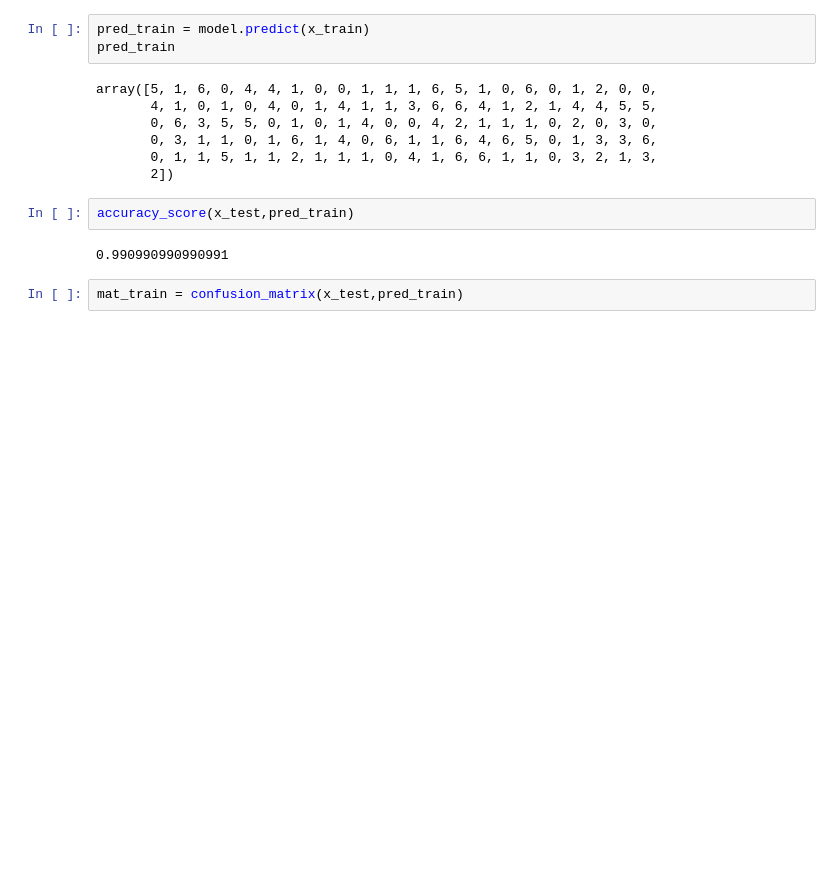
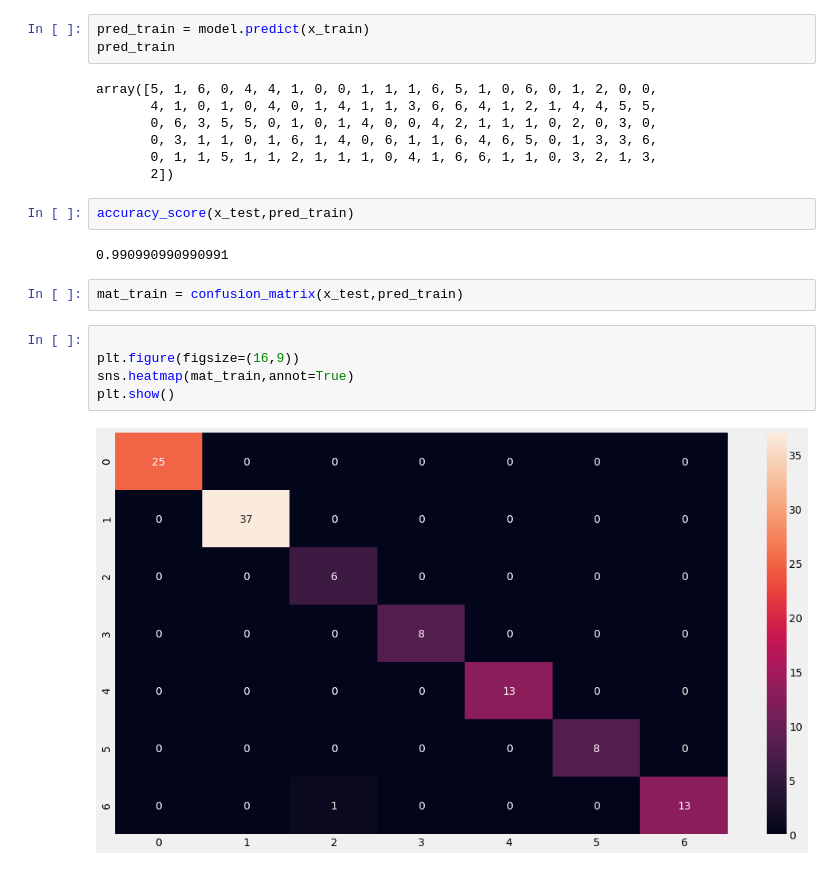
Before and after one commit to NaNdalal-dev/Fish-market, a Jupyter notebook: fish market.ipynb, the cells around one changed output. Saved outputs shown, nothing was run; the diff lists cells and outputs as text; blank space fills up the shorter version.

```diff
--- a/fish market.ipynb
+++ b/fish market.ipynb
@@ -165,3 +167,10 @@ accuracy_score(x_test,pred_train)
 0.990990990990991
 # %%
 mat_train = confusion_matrix(x_test,pred_train)
+# %%
+
+plt.figure(figsize=(16,9))
+sns.heatmap(mat_train,annot=True)
+plt.show()
+# %% [output]
+[figure, added]
```
Also changed, not shown: parts of 1 cell of this notebook.
